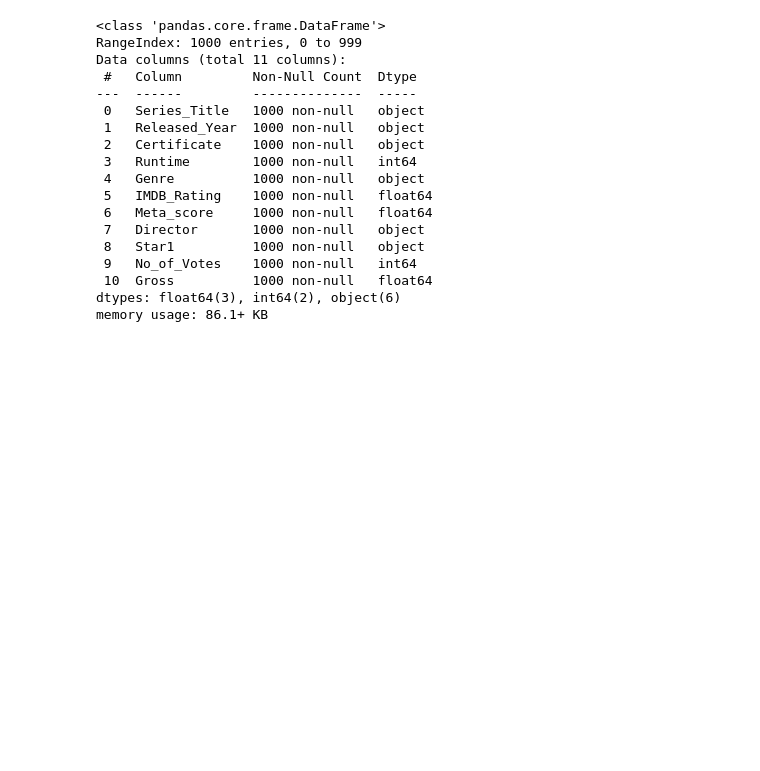
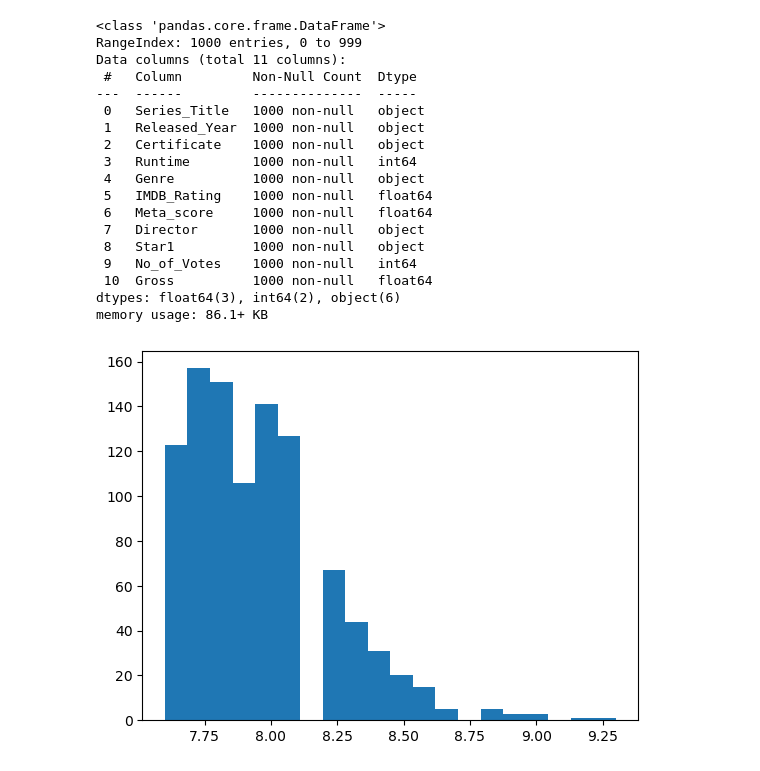
Before and after one commit to khairbakshnoor-pixel/PYTHON-Libraries-Numpy-Pandas-matplotlib-seaborn-, a Jupyter notebook: movie_project_EDA.ipynb, the cells around one changed output. Drawn from its saved outputs; the diff is of its cells as text; code cells hidden in the pictures; blank space fills up the shorter version.

```diff
--- a/movie_project_EDA.ipynb
+++ b/movie_project_EDA.ipynb
@@ -193,3 +194,8 @@ Data columns (total 11 columns):
  10  Gross          1000 non-null   float64
 dtypes: float64(3), int64(2), object(6)
 memory usage: 86.1+ KB
+# %%
+plt.hist(df['IMDB_Rating'],bins=20)
+plt.show()
+# %% [output]
+[figure, added]
```
Also changed, not shown: parts of 13 cells of this notebook.
